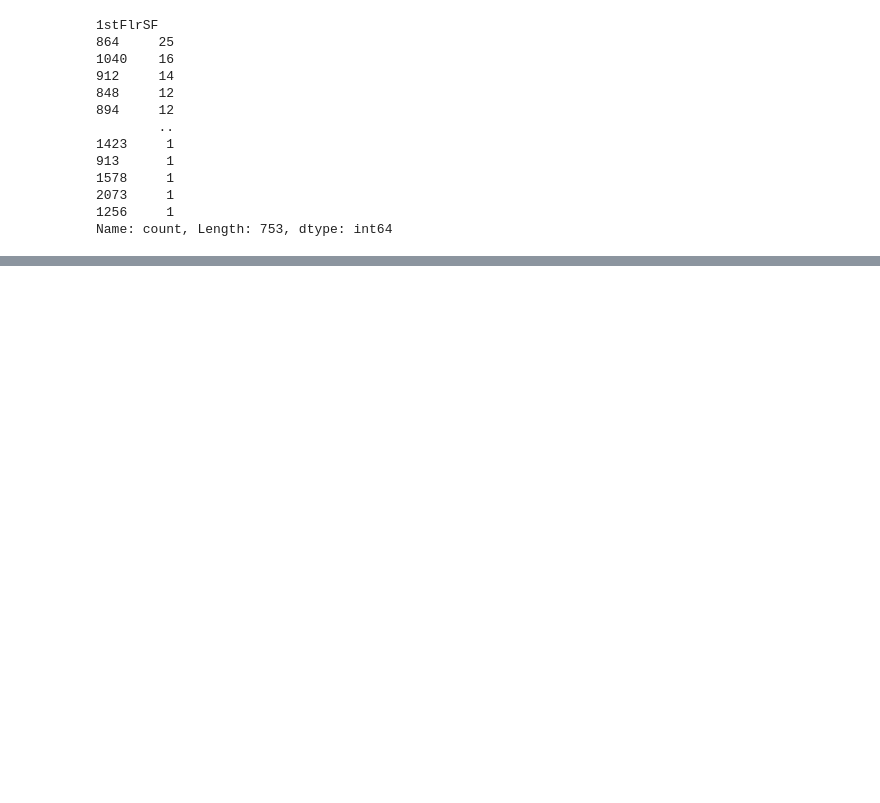
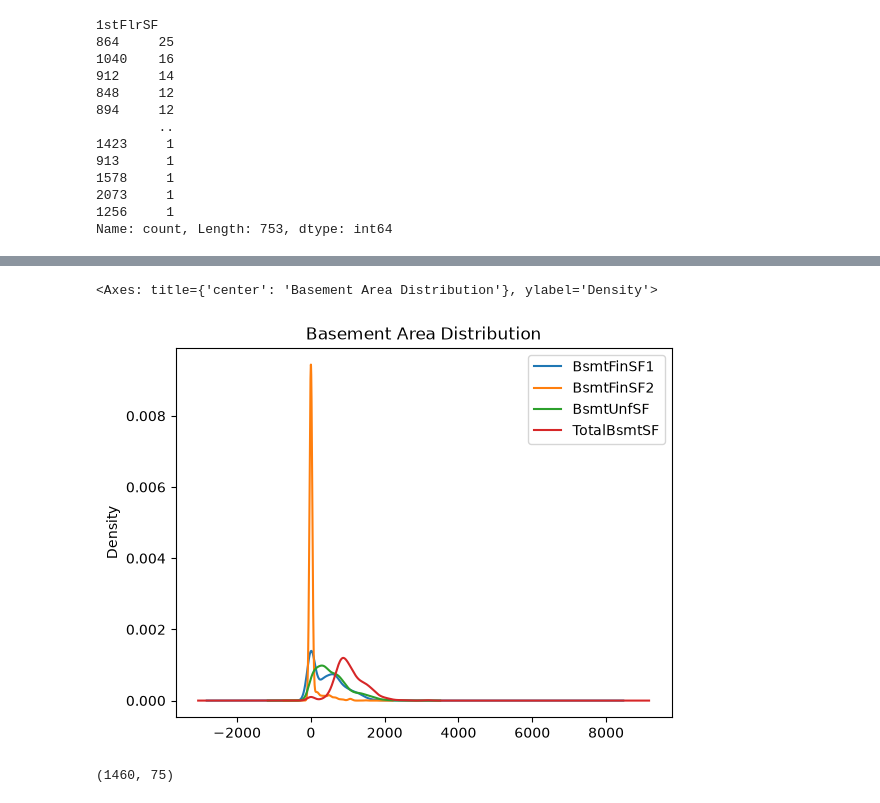
Before and after one commit to FarhanKhan1/MSAI_Machine_Learning, a Jupyter notebook: assignments_1/testing/data_understanding.ipynb, the cells around one changed output, grey strips where cells are left out. Drawn from its saved outputs; the diff is of its cells as text; code cells hidden in the pictures; blank space fills up the shorter version.

```diff
--- a/assignments_1/testing/data_understanding.ipynb
+++ b/assignments_1/testing/data_understanding.ipynb
@@ -210,0 +252,2 @@ Name: count, Length: 753, dtype: int64
+# %%
+basement_testing = ["BsmtFinSF1", "BsmtFinSF2", "BsmtUnfSF", "TotalBsmtSF"]
@@ -210,0 +264,5 @@ Name: count, Length: 753, dtype: int64
+# %%
+data[basement_testing].plot(kind='kde', title='Basement Area Distribution')
+# %% [output]
+<Axes: title={'center': 'Basement Area Distribution'}, ylabel='Density'>
+[figure, added]
@@ -210,0 +275,4 @@ Name: count, Length: 753, dtype: int64
+# %%
+preprocessed_data.shape
+# %% [output]
+(1460, 75)
```
Also changed, not shown: parts of 17 cells of this notebook, 5 other files.
